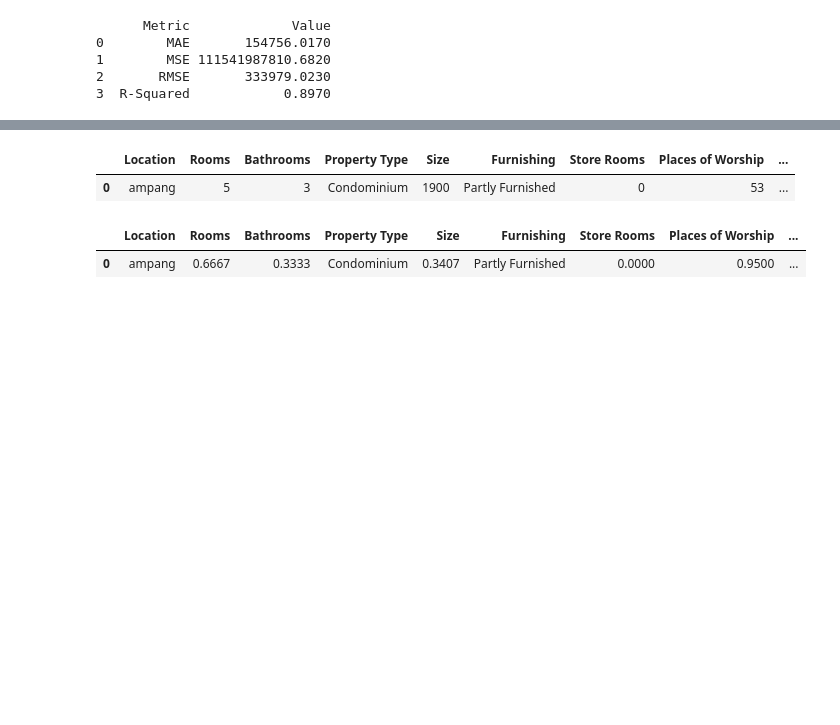
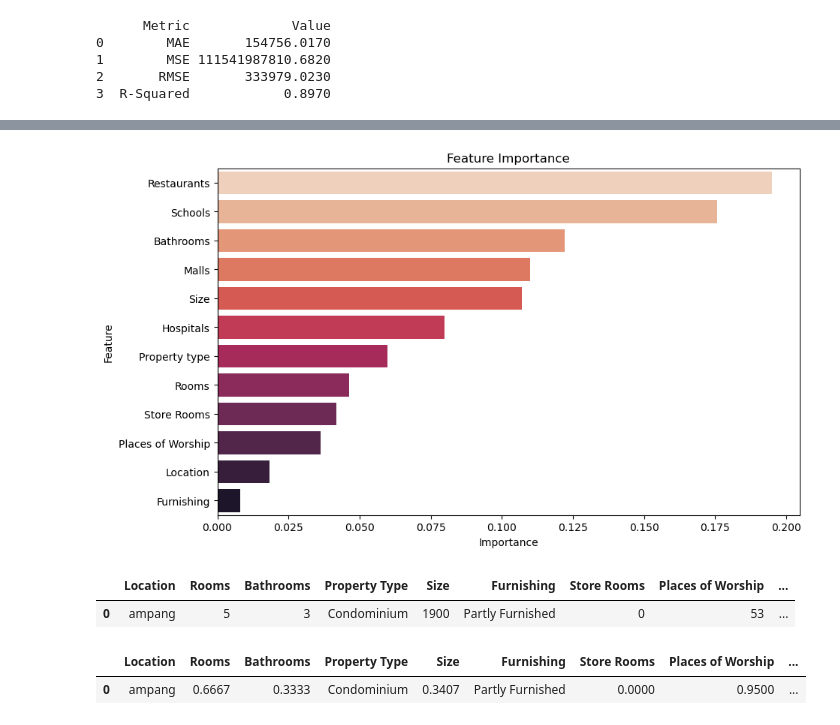
Before and after one commit to GanKaiFeng1999/Capstone_2, a Jupyter notebook: Capstone 2 Modelling.ipynb, the cells around one changed output, grey strips where cells are left out. Saved outputs shown, nothing was run; the diff lists cells and outputs as text; code cells hidden in the pictures; blank space fills up the shorter version.

```diff
--- a/Capstone 2 Modelling.ipynb
+++ b/Capstone 2 Modelling.ipynb
@@ -350,3 +404,27 @@ print(c)
+# %%
+# Get the feature importance scores from the trained XGBoost model
+feature_importance = XGB_model.feature_importances_
+
+# Get the names of the columns from your dataset
+column_names = ['Location', 'Rooms', 'Bathrooms', 'Property type',\
+                'Size', 'Furnishing', 'Store Rooms', 'Places of Worship',\
+                'Schools', 'Hospitals', 'Malls', 'Restaurants']
+
+# Create a DataFrame to store the feature importance scores along with the column names
+feature_importance_df = pd.DataFrame({'Feature': column_names, 'Importance': feature_importance})
+
+# Sort the DataFrame in descending order of importance scores
+feature_importance_df = feature_importance_df.sort_values(by='Importance', ascending=False)
+
+# Plot the feature importance
+plt.figure(figsize=(10, 6))
+sns.barplot(data=feature_importance_df, x='Importance', y='Feature', palette='rocket_r')
+plt.title('Feature Importance')
+plt.xlabel('Importance')
+plt.ylabel('Feature')
+plt.show()
+# %% [output]
+[figure, added]
 # %%
 d = [['ampang', 5, 3, 'Condominium', 1900, 'Partly Furnished',\
     0, 53, 24, 20, 5, 813]]
```
Also changed, not shown: parts of 7 cells of this notebook, 2 other files.
